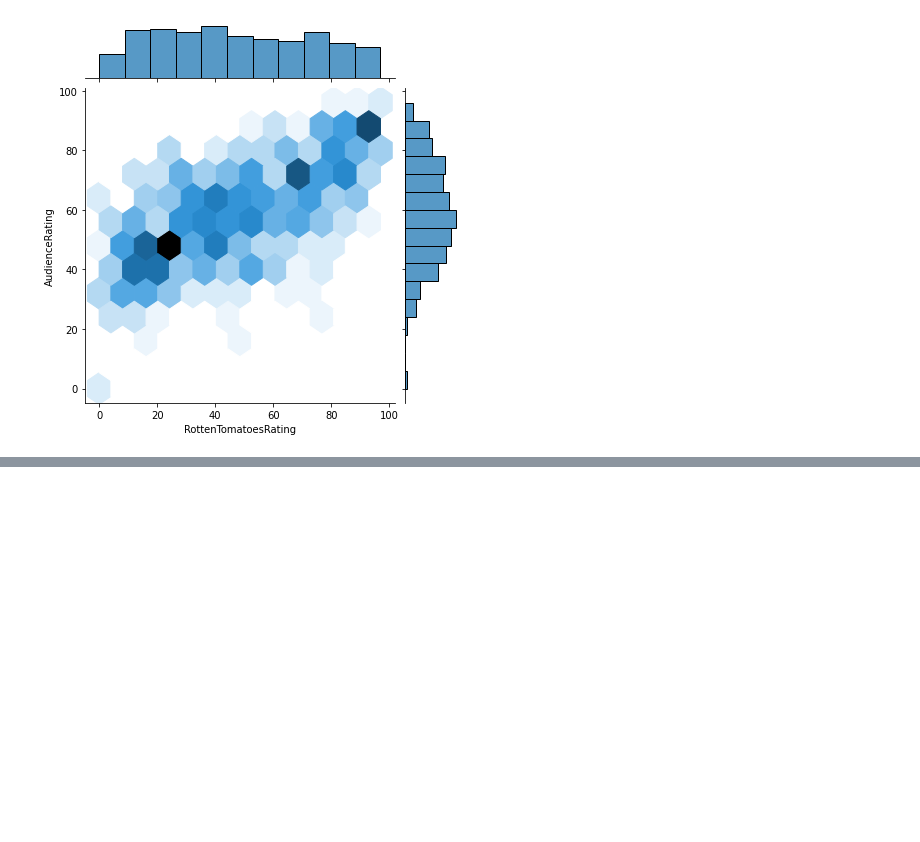
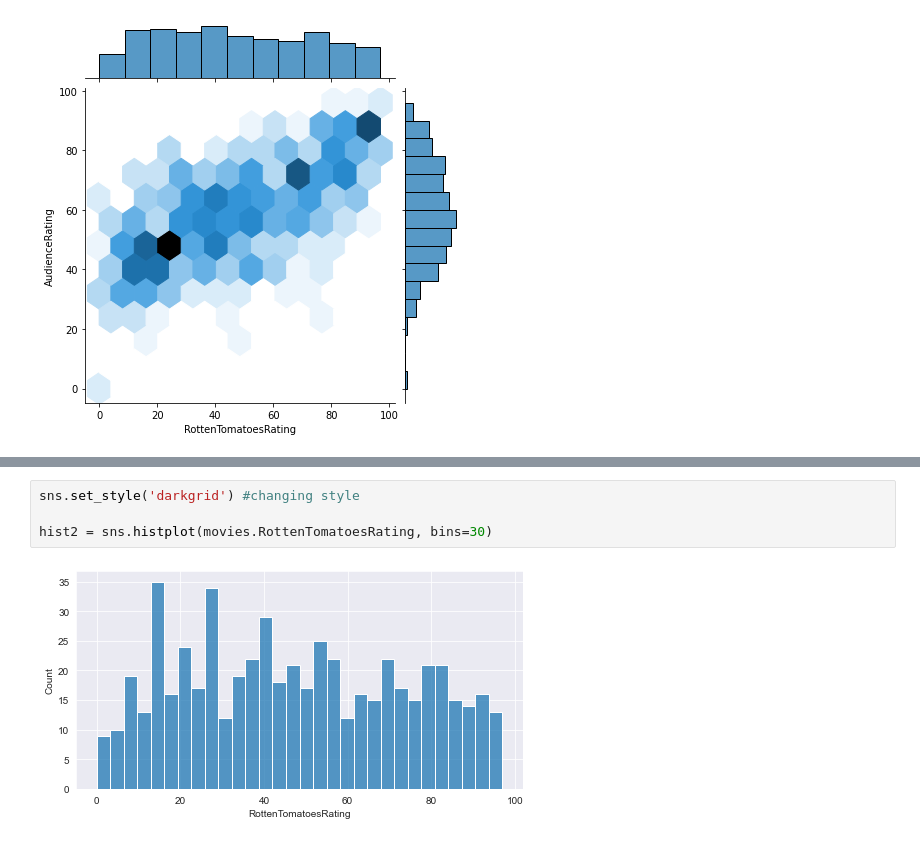
Before and after one commit to GiOvAnNa740/PythonNotebooks, a Jupyter notebook: Python_A_Z_For_Data_science/notes.ipynb, the cells around one changed output, grey strips where cells are left out. Saved outputs shown, nothing was run; the diff lists cells and outputs as text; blank space fills up the shorter version.

```diff
--- a/Python_A_Z_For_Data_science/notes.ipynb
+++ b/Python_A_Z_For_Data_science/notes.ipynb
@@ -177,0 +186,6 @@ jplotHex = sns.jointplot(data=movies, x='RottenTomatoesRating', y='AudienceRatin
+# %%
+sns.set_style('darkgrid') #changing style
+
+hist2 = sns.histplot(movies.RottenTomatoesRating, bins=30)
+# %% [output]
+[figure, added]
```
Also changed, not shown: parts of 28 cells of this notebook.
